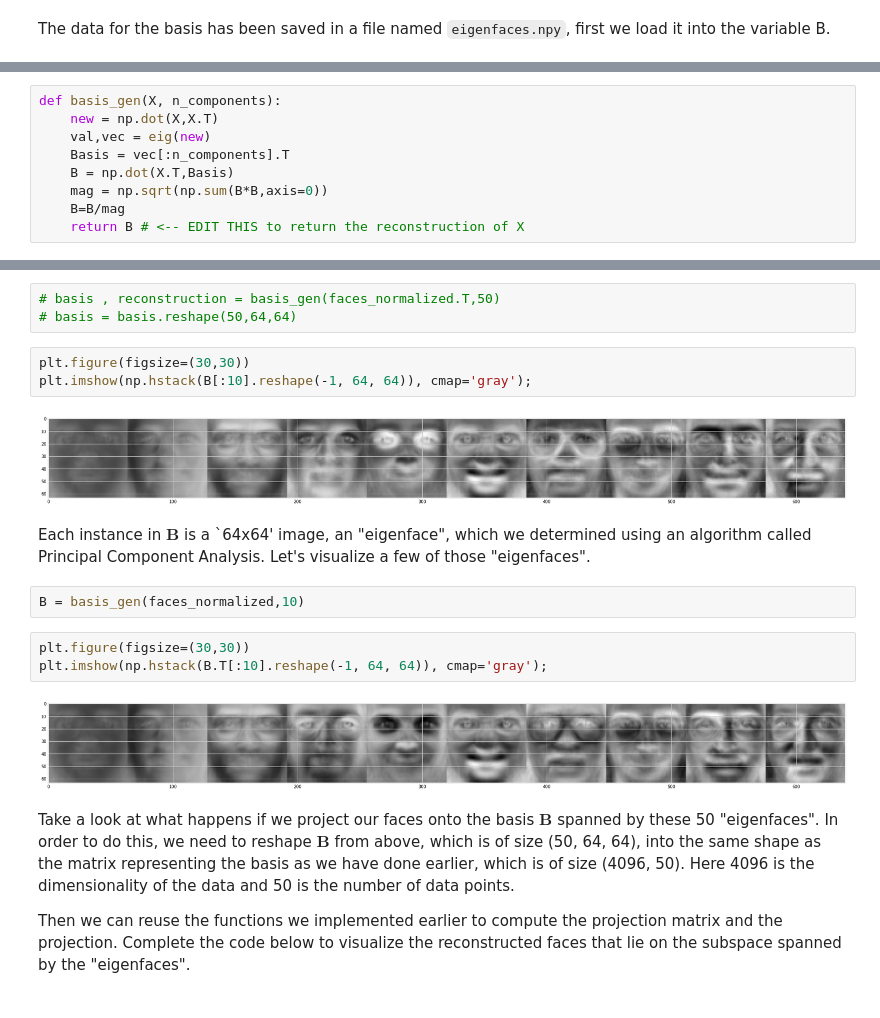
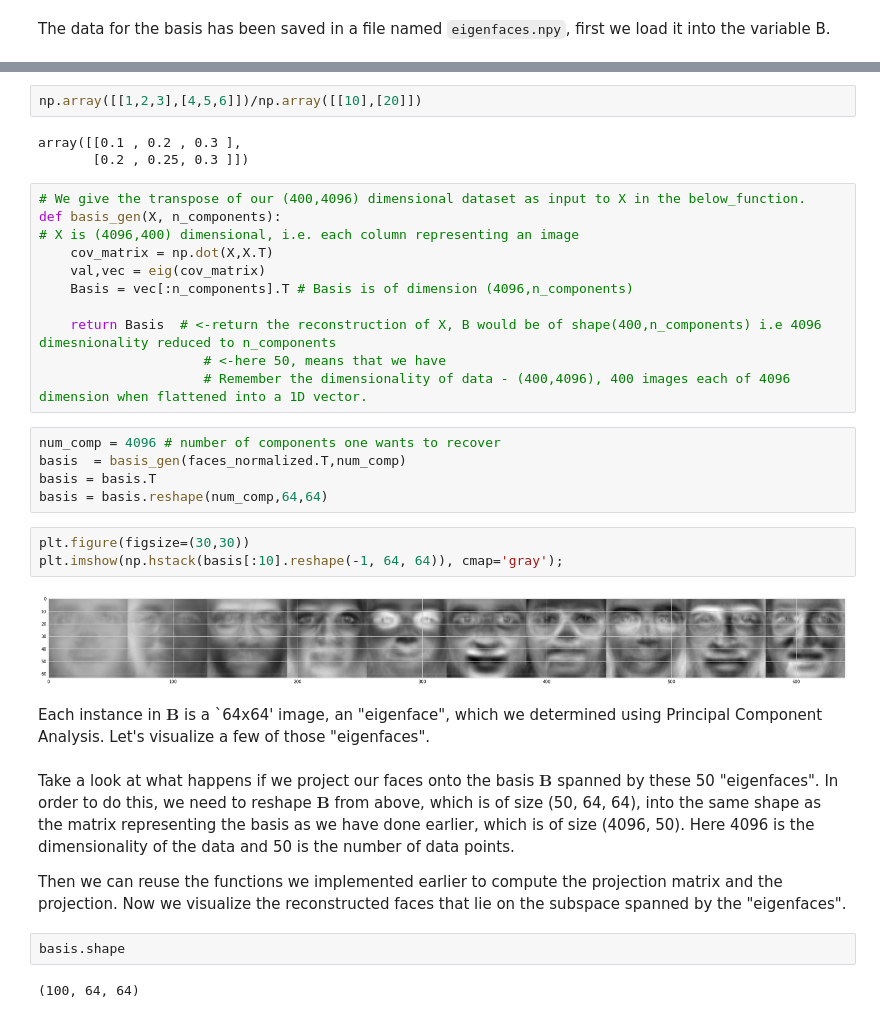
Before and after one commit to abhijain864/Image-compression_using_PCA, a Jupyter notebook: Olivetti_face_dataset.ipynb, the cells around one changed output, grey strips where cells are left out. Drawn from its saved outputs; the diff is of its cells as text.

```diff
--- a/Olivetti_face_dataset.ipynb
+++ b/Olivetti_face_dataset.ipynb
@@ -271,9 +210,0 @@ def eig(S):
-# %%
-def basis_gen(X, n_components):
-    new = np.dot(X,X.T)
-    val,vec = eig(new)
-    Basis = vec[:n_components].T
-    B = np.dot(X.T,Basis)
-    mag = np.sqrt(np.sum(B*B,axis=0))
-    B=B/mag
-    return B # <-- EDIT THIS to return the reconstruction of X
@@ -287,22 +233,37 @@ the eigenfaces have shape (100, 64, 64)
+# %%
+np.array([[1,2,3],[4,5,6]])/np.array([[10],[20]])
+# %% [output]
+array([[0.1 , 0.2 , 0.3 ],
+       [0.2 , 0.25, 0.3 ]])
+# %%
+# We give the transpose of our (400,4096) dimensional dataset as input to X in the below_function.
+def basis_gen(X, n_components):
+# X is (4096,400) dimensional, i.e. each column representing an image
+    cov_matrix = np.dot(X,X.T)
+    val,vec = eig(cov_matrix)
+    Basis = vec[:n_components].T # Basis is of dimension (4096,n_components)
+
+    return Basis  # <-return the reconstruction of X, B would be of shape(400,n_components) i.e 4096 dimesnionality reduced to n_components
+                     # <-here 50, means that we have
+                     # Remember the dimensionality of data - (400,4096), 400 images each of 4096 dimension when flattened into a 1D vector.
 # %%
-# basis , reconstruction = basis_gen(faces_normalized.T,50)
-# basis = basis.reshape(50,64,64)
+num_comp = 4096 # number of components one wants to recover
+basis  = basis_gen(faces_normalized.T,num_comp)
+basis = basis.T
+basis = basis.reshape(num_comp,64,64)
 # %%
 plt.figure(figsize=(30,30))
-plt.imshow(np.hstack(B[:10].reshape(-1, 64, 64)), cmap='gray');
+plt.imshow(np.hstack(basis[:10].reshape(-1, 64, 64)), cmap='gray');
 # %% [output]
-[figure, old version]
+[figure, new version]
 # %% [markdown]
-Each instance in $\boldsymbol B$ is a `64x64' image, an "eigenface", which we determined using an algorithm called Principal Component Analysis. Let's visualize
+Each instance in $\boldsymbol B$ is a `64x64' image, an "eigenface", which we determined using Principal Component Analysis. Let's visualize
 a few of those "eigenfaces".
-# %%
-B = basis_gen(faces_normalized,10)
-# %%
-plt.figure(figsize=(30,30))
-plt.imshow(np.hstack(B.T[:10].reshape(-1, 64, 64)), cmap='gray');
-# %% [output]
-[figure, removed]
 # %% [markdown]
 Take a look at what happens if we project our faces onto the basis $\boldsymbol B$ spanned by these 50 "eigenfaces". In order to do this, we need to reshape $\boldsymbol B$ from above, which is of size (50, 64, 64), into the same shape as the matrix representing the basis as we have done earlier, which is of size (4096, 50). Here 4096 is the dimensionality of the data and 50 is the number of data points.
 
-Then we can reuse the functions we implemented earlier to compute the projection matrix and the projection. Complete the code below to visualize the reconstructed faces that lie on the subspace spanned by the "eigenfaces".
+Then we can reuse the functions we implemented earlier to compute the projection matrix and the projection. Now we visualize the reconstructed faces that lie on the subspace spanned by the "eigenfaces".
+# %%
+basis.shape
+# %% [output]
+(100, 64, 64)
```
Also changed, not shown: parts of 37 cells of this notebook.
